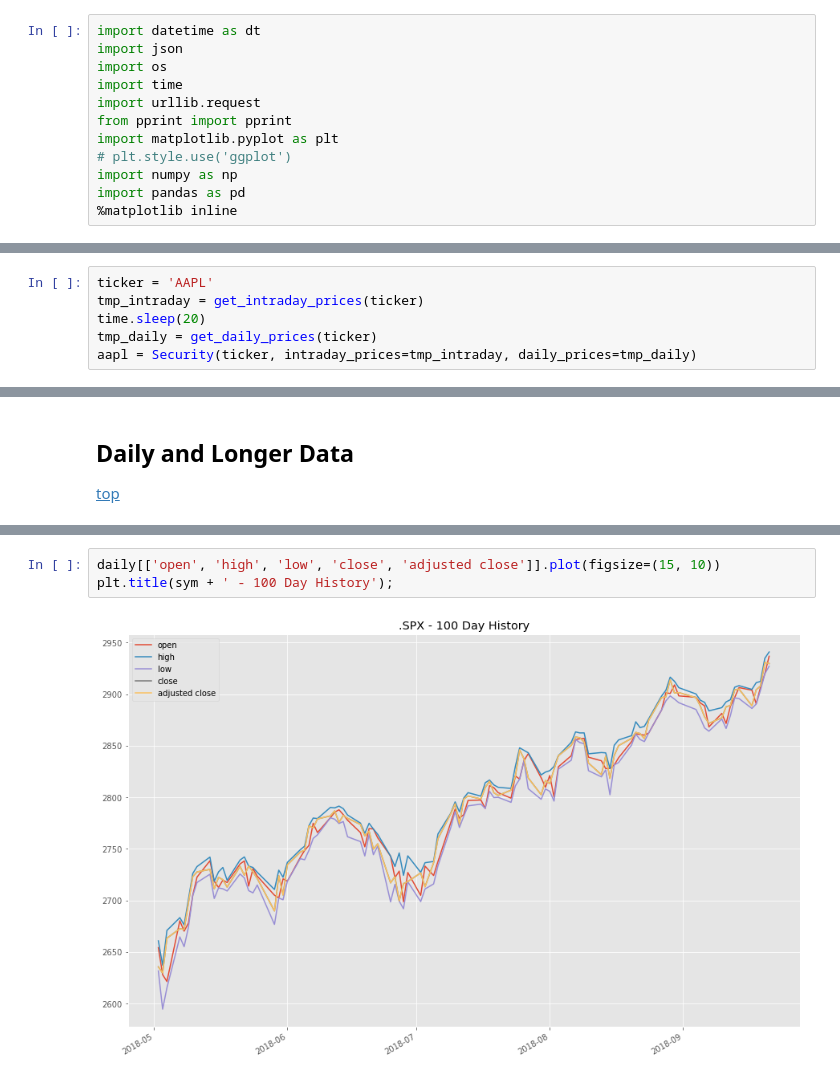
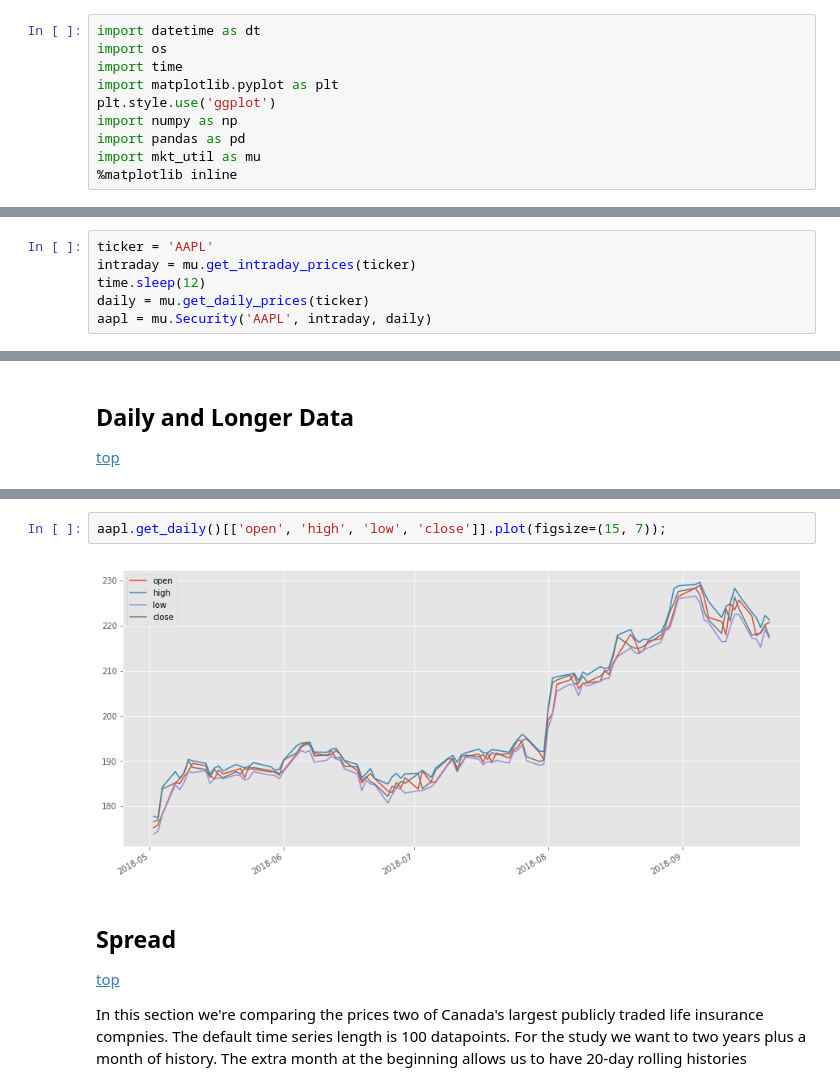
Before and after one commit to aandres99/alpha_prices, a Jupyter notebook: stat_arb.ipynb, the cells around one changed output, grey strips where cells are left out. Cells and saved outputs as stored; diff of their text form.

```diff
--- a/stat_arb.ipynb
+++ b/stat_arb.ipynb
@@ -14,14 +12,12 @@ api_key = 'RF20IXY356J04AWD'
 # %%
 import datetime as dt
-import json
 import os
 import time
-import urllib.request
-from pprint import pprint
 import matplotlib.pyplot as plt
-# plt.style.use('ggplot')
+plt.style.use('ggplot')
 import numpy as np
 import pandas as pd
+import mkt_util as mu
 %matplotlib inline
 # %% [markdown]
 The parameter data for qutoes.
@@ -84,6 +29,6 @@ Canadian Tire: CTC-A.TO
 # %%
 ticker = 'AAPL'
-tmp_intraday = get_intraday_prices(ticker)
-time.sleep(20)
-tmp_daily = get_daily_prices(ticker)
-aapl = Security(ticker, intraday_prices=tmp_intraday, daily_prices=tmp_daily)
+intraday = mu.get_intraday_prices(ticker)
+time.sleep(12)
+daily = mu.get_daily_prices(ticker)
+aapl = mu.Security('AAPL', intraday, daily)
@@ -194,5 +46,9 @@ pivoted_d.plot(figsize=(12,6), alpha=0.3)
 # %%
-daily[['open', 'high', 'low', 'close', 'adjusted close']].plot(figsize=(15, 10))
-plt.title(sym + ' - 100 Day History');
+aapl.get_daily()[['open', 'high', 'low', 'close']].plot(figsize=(15, 7));
 # %% [output]
-[figure, old version]
+[figure, new version]
+# %% [markdown]
+## Spread <a name="spread"></a>
+[top](#top)<br>
+
+In this section we're comparing the prices two of Canada's largest publicly traded life insurance compnies. The default time series length is 100 datapoints. For the study we want to two years plus a month of history. The extra month at the beginning allows us to have 20-day rolling histories
```
Also changed, not shown: parts of 26 cells of this notebook, 3 other files.
